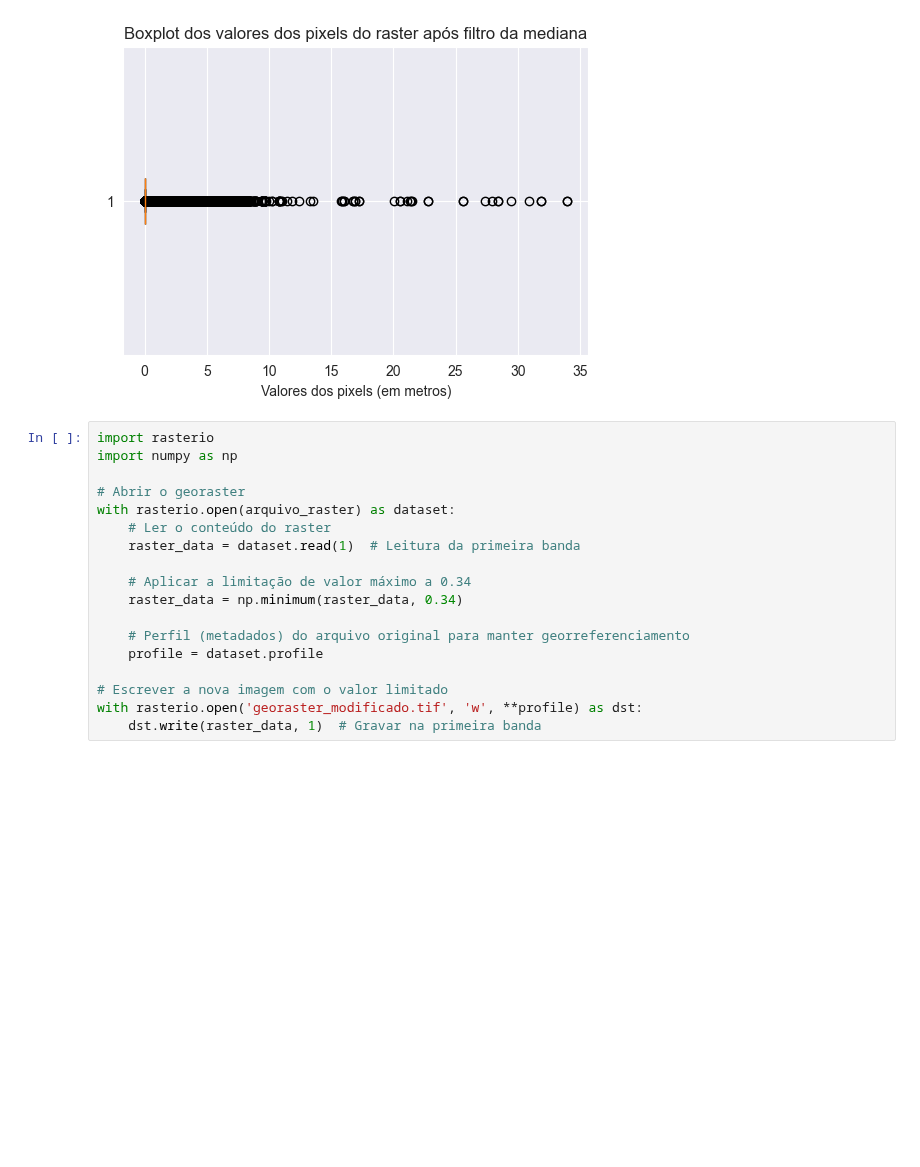
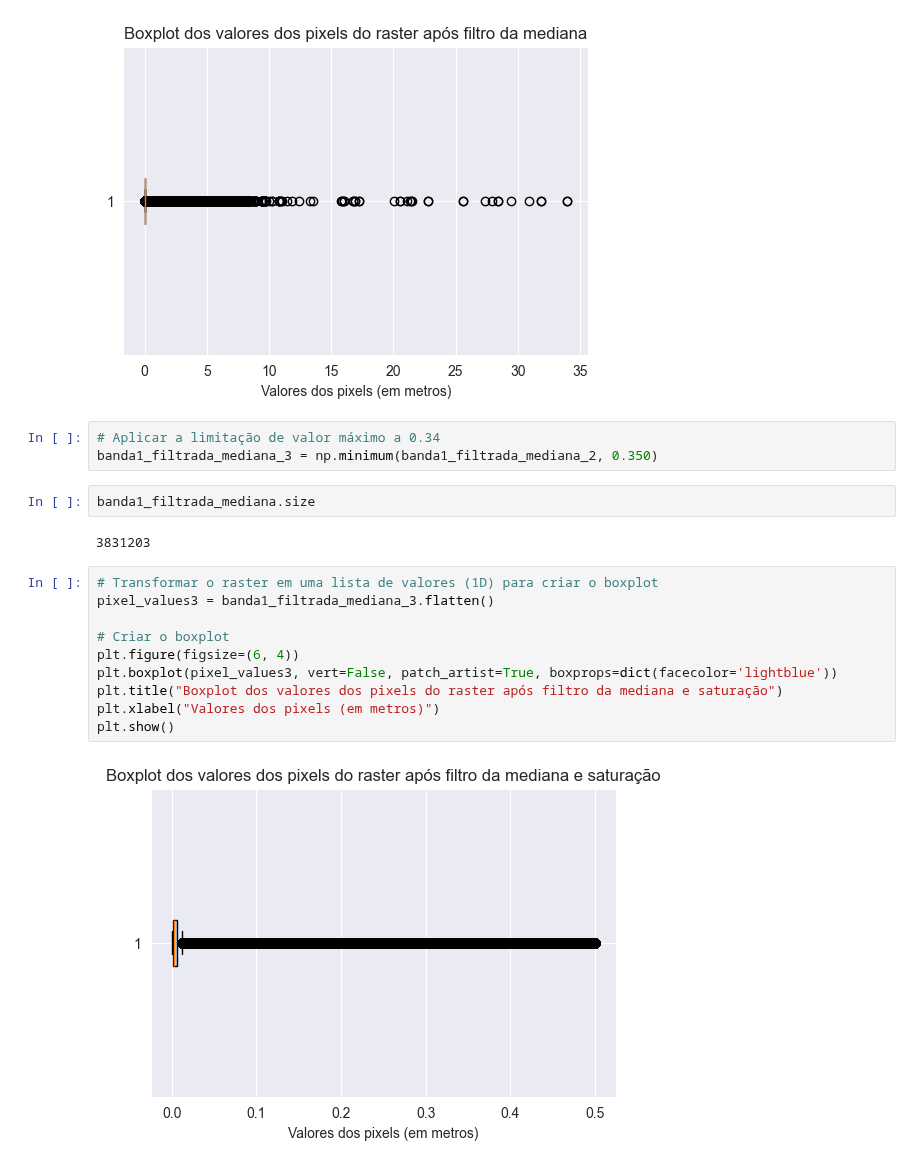
Before and after one commit to marcelof314/SP_urban_flooding, a Jupyter notebook: 05 Raster preparation.ipynb, the cells around one changed output. Cells and saved outputs as stored; diff of their text form; blank space fills up the shorter version.

Commit message:
Produzindo estatísticas sobre os pixels outliers.
Signed-off-by: Marcelo Fernandes <41390930+marcelof314@users.noreply.github.com>

```diff
--- a/05 Raster preparation.ipynb
+++ b/05 Raster preparation.ipynb
@@ -245,22 +229,23 @@ plt.xlabel("Valores dos pixels (em metros)")
 plt.show()
 # %% [output]
 [figure]
-# %%
-import rasterio
-import numpy as np
-
-# Abrir o georaster
-with rasterio.open(arquivo_raster) as dataset:
-    # Ler o conteúdo do raster
-    raster_data = dataset.read(1)  # Leitura da primeira banda
-
-    # Aplicar a limitação de valor máximo a 0.34
-    raster_data = np.minimum(raster_data, 0.34)
-
-    # Perfil (metadados) do arquivo original para manter georreferenciamento
-    profile = dataset.profile
-
-# Escrever a nova imagem com o valor limitado
-with rasterio.open('georaster_modificado.tif', 'w', **profile) as dst:
-    dst.write(raster_data, 1)  # Gravar na primeira banda
+# %%
+# Aplicar a limitação de valor máximo a 0.34
+banda1_filtrada_mediana_3 = np.minimum(banda1_filtrada_mediana_2, 0.350)
+# %%
+banda1_filtrada_mediana.size
+# %% [output]
+3831203
+# %%
+# Transformar o raster em uma lista de valores (1D) para criar o boxplot
+pixel_values3 = banda1_filtrada_mediana_3.flatten()
+
+# Criar o boxplot
+plt.figure(figsize=(6, 4))
+plt.boxplot(pixel_values3, vert=False, patch_artist=True, boxprops=dict(facecolor='lightblue'))
+plt.title("Boxplot dos valores dos pixels do raster após filtro da mediana e saturação")
+plt.xlabel("Valores dos pixels (em metros)")
+plt.show()
+# %% [output]
+[figure, added]
 # %%
```
Also changed, not shown: parts of 11 cells of this notebook.
